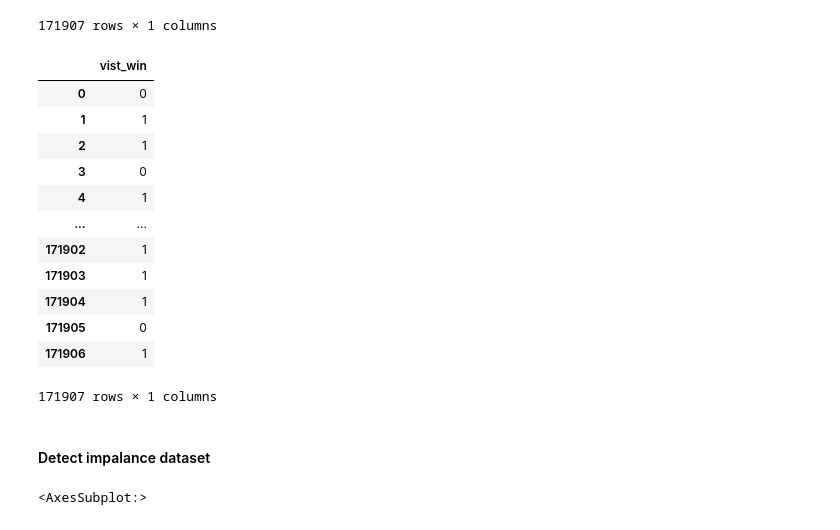
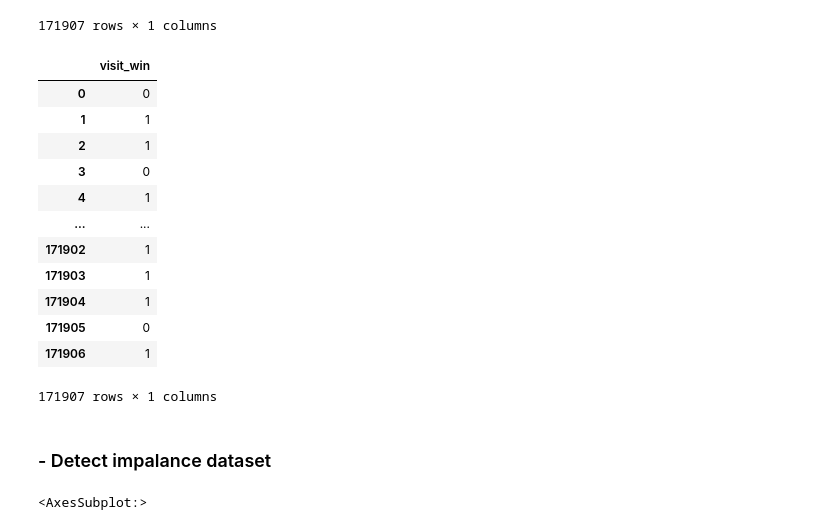
Before and after one commit to georgetown-analytics/MLB, a Jupyter notebook: ML_Wrangling.ipynb, the cells around one changed output. Cells and saved outputs as stored; diff of their text form; code cells hidden in the pictures.

```diff
--- a/ML_Wrangling.ipynb
+++ b/ML_Wrangling.ipynb
@@ -62,12 +61,12 @@ df[['day_night']]
 171907 rows × 1 columns
 # %%
 # calculate which column is greater than the other then if the visiting team win v=1, if the home team win h=0
-df['vist_win'] = np.where(
+df['visit_win'] = np.where(
     df['v_score'] > df['h_score'], 1, 0)
 # %%
-df[['vist_win']]
+df[['visit_win']]
 # %% [output]
-|  | vist_win |
+|  | visit_win |
 | 0 | 0 |
 | 1 | 1 |
 | 2 | 1 |
@@ -85,5 +84,5 @@ win=df['vist_win'].value_counts()
 # %% [markdown]
-#### Detect impalance dataset
+### - Detect impalance dataset
 # %%
 win.plot(kind='bar')
 # %% [output]
```
Also changed, not shown: parts of 14 cells of this notebook.
